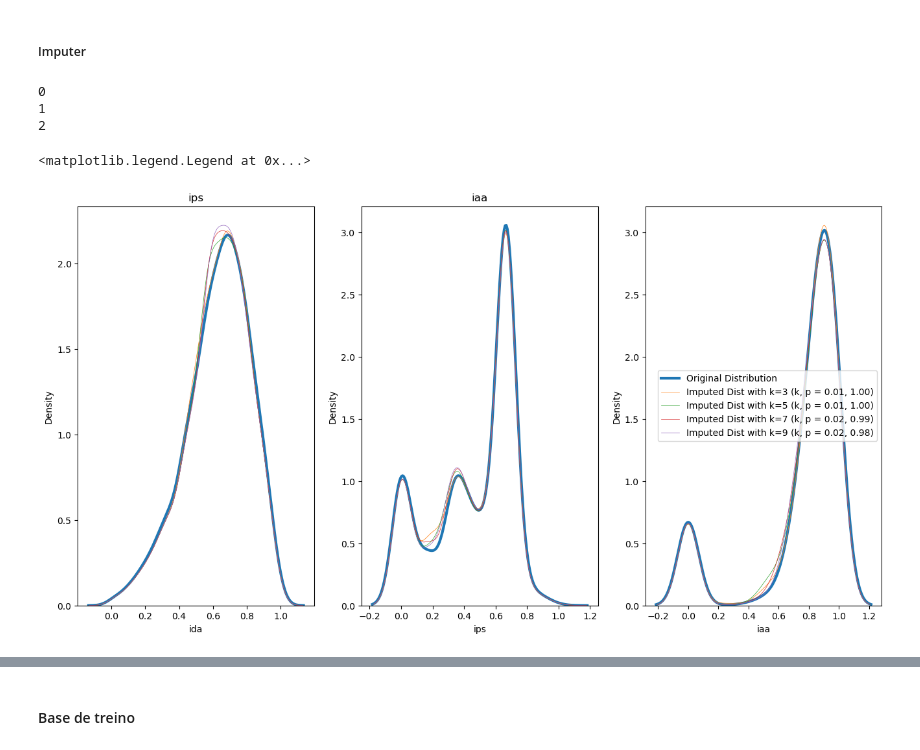
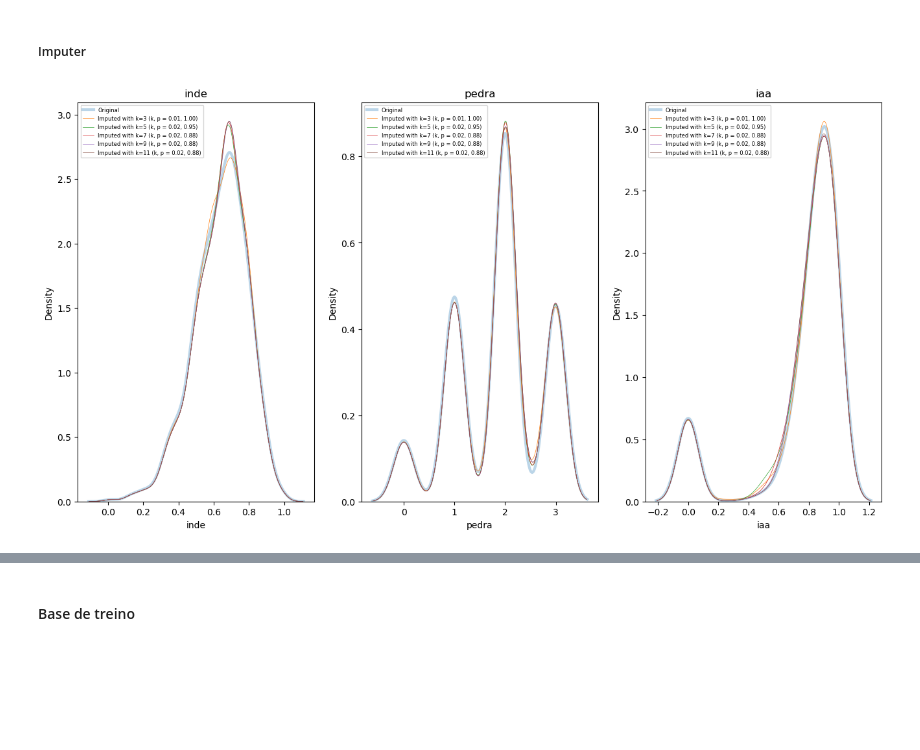
Before and after one commit to victoria-menezes/fiap-data-analytics-DATATHON, a Jupyter notebook: notebook.ipynb, the cells around one changed output, grey strips where cells are left out. Cells and saved outputs as stored; diff of their text form; code cells hidden in the pictures; blank space fills up the shorter version.

```diff
--- a/notebook.ipynb
+++ b/notebook.ipynb
@@ -2693,7 +2694,7 @@ sns.heatmap(corr, vmin = -0.5, vmax = 0.5, cmap='coolwarm', annot=True)
 # %% [markdown]
 ## Tratamento de dados para ML
 # %%
-df_ML = df_long.copy()
+df_ML = pd.read_csv(FILE_TREATED_DATA_LONG)
 
 selection = df_ML['defasará'].isna() == False
 
@@ -2850,44 +2849,35 @@ pipeline_imputer = Pipeline(
 # %%
 # Source - https://stackoverflow.com/a/71195075
 # Posted by SERGIO
 # Retrieved 2026-03-07, License - CC BY-SA 4.0
 
-n_neighbors = [3, 5, 7, 9]
+n_neighbors = [3, 5, 7, 9, 11]
 
-cols = ['ida', 'ips', 'iaa']
+cols = ['inde', 'pedra', 'iaa']
 
 fig, axs = plt.subplots(ncols = 3, figsize=(16, 8))
 # Plot the original distribution
 width = 3
 for i in range(len(cols)):
+	ax = axs[i]
 	ax.set_title(cols[i])
-	ax = axs[i]
-	sns.kdeplot(df_ML_processed[cols[i]], label="Original", linewidth = width, ax = ax)
+	sns.kdeplot(df_ML_processed[cols[i]], label="Original", linewidth = width, ax = ax, alpha = 0.3)
 
 for k in n_neighbors:
 	knn_imp = KNNImputer(n_neighbors=k)
 	df_imp = pd.DataFrame(knn_imp.fit_transform(df_ML_processed), columns = df_ML_processed.columns)
 	for i in range(len(cols)):
 		ax = axs[i]
 
 		# vamos utilizar o teste Kolmogorov-Smirnov para comparar a distribuição nova com a antiga
-
 		a = np.array(df_ML_processed[cols[0]])
 		b = np.array(df_imp[cols[0]])
 
 		# null hypothesis = as duas distribuições são iguais
 		# p > 0.05 significa que NÃO descartaremos a hipótese nula (não temos evidência para rejeitar a hipótese nula)
 		ks, p = stats.ks_2samp(a, b, nan_policy = 'omit')
-		# print(k, p)
 
-
-		# ax.text(y = 1 - 0.1, x = 0.10, s = 30)
 		sns.kdeplot(df_imp[cols[i]], label=f"Imputed with k={k} (k, p = {ks:.2f}, {p:.2f})", warn_singular=False, linewidth = 0.5, ax = ax, legend = True)
-
-plt.legend()
+		ax.legend(loc = 0, prop = {'size' : 6})
 # %% [output]
-0
-1
-2
-<matplotlib.legend.Legend at 0x...>
-[figure, old version]
+[figure, new version]
```
Also changed, not shown: parts of 25 cells of this notebook, 1 other file.
